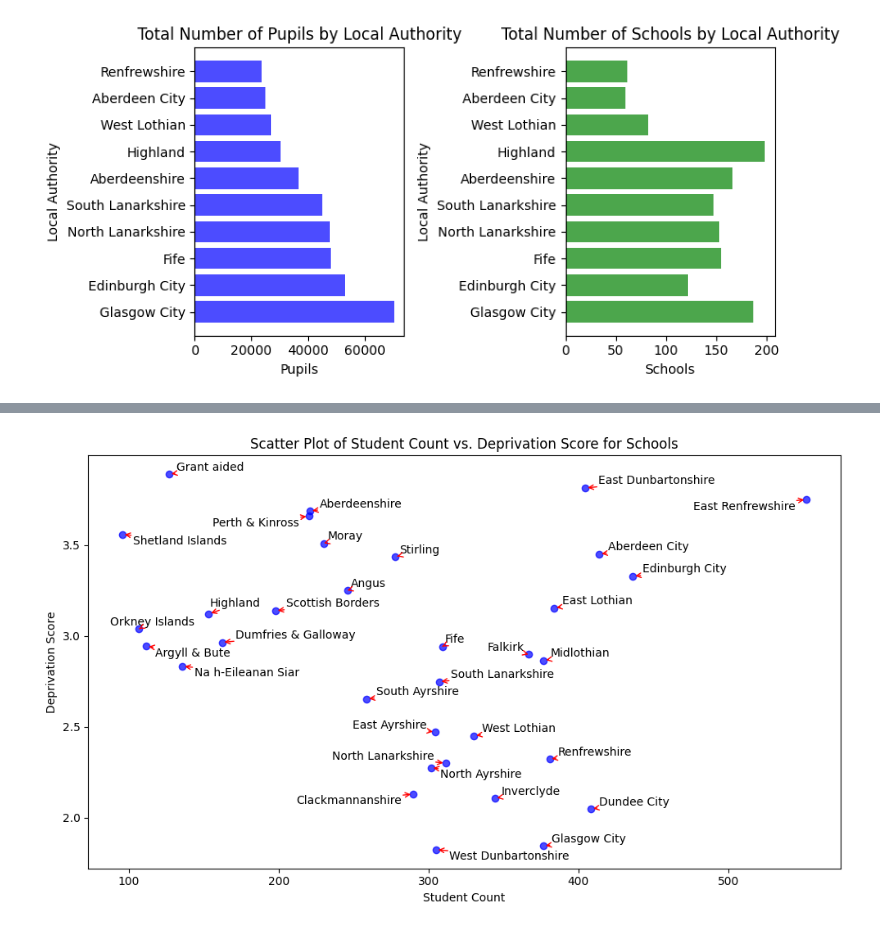
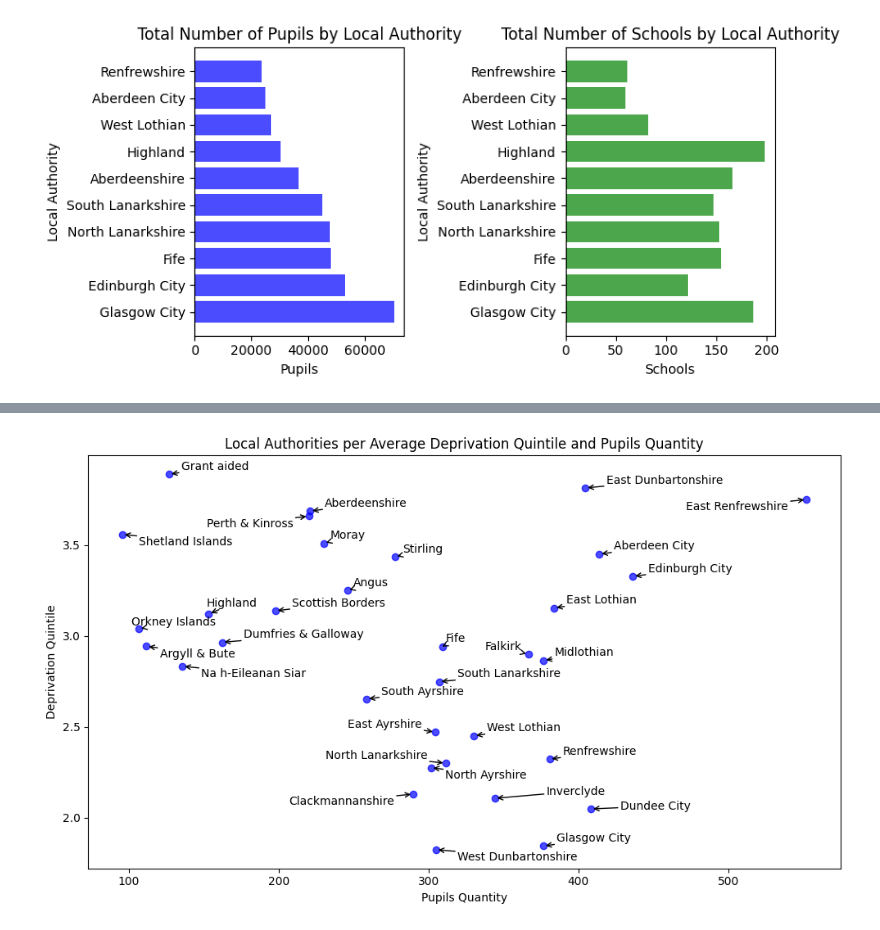
Before and after one commit to mrzeynalli/scotland_schools, a Jupyter notebook: analysis.ipynb, the cells around one changed output, grey strips where cells are left out. Saved outputs shown, nothing was run; the diff lists cells and outputs as text; code cells hidden in the pictures.

```diff
--- a/analysis.ipynb
+++ b/analysis.ipynb
@@ -259,33 +238,33 @@ sch_df.groupby('Local Authority').mean(numeric_only=True)
 # %%
-from adjustText import adjust_text  # You may need to install this library
+from adjustText import adjust_text
 
 # Sample data (replace with your actual data)
 data = {
     'LocalAuthority': sch_df.groupby('Local Authority').mean(numeric_only=True).index,
     'Pupils': sch_df.groupby('Local Authority').mean(numeric_only=True)['Total pupils'],
     'DeprivationScore': sch_df.groupby('Local Authority').mean(numeric_only=True)['Deprivation Quintile'],
 }
 
 # Create a DataFrame from the sample data
 df = pd.DataFrame(data)
 
 # Create a scatter plot
 plt.figure(figsize=(10, 6))
 plt.scatter(df['Pupils'], df['DeprivationScore'], label='LocalAuthority', c='b', alpha=0.7)
 
 # Set labels and title
-plt.xlabel('Student Count')
-plt.ylabel('Deprivation Score')
-plt.title('Scatter Plot of Student Count vs. Deprivation Score for Schools')
+plt.xlabel('Pupils Quantity')
+plt.ylabel('Deprivation Quintile')
+plt.title('Local Authorities per Average Deprivation Quintile and Pupils Quantity')
 
 
 # Annotate and adjust labels to prevent overlap
 texts = [plt.text(row['Pupils'], row['DeprivationScore'], row['LocalAuthority'], fontsize=10) for _, row in df.iterrows()]
-adjust_text(texts, arrowprops=dict(arrowstyle='->', color='red'), force_text=0.1, expand_points=(1.2, 1.2))
+adjust_text(texts, arrowprops=dict(arrowstyle='->', color='black'), force_text=0.1, expand_points=(1.3, 1.3))
 
 
 # Show the plot
 plt.tight_layout()
 plt.show()
 # %% [output]
-[figure, old version]
+[figure, new version]
```
Also changed, not shown: parts of 2 cells of this notebook.
